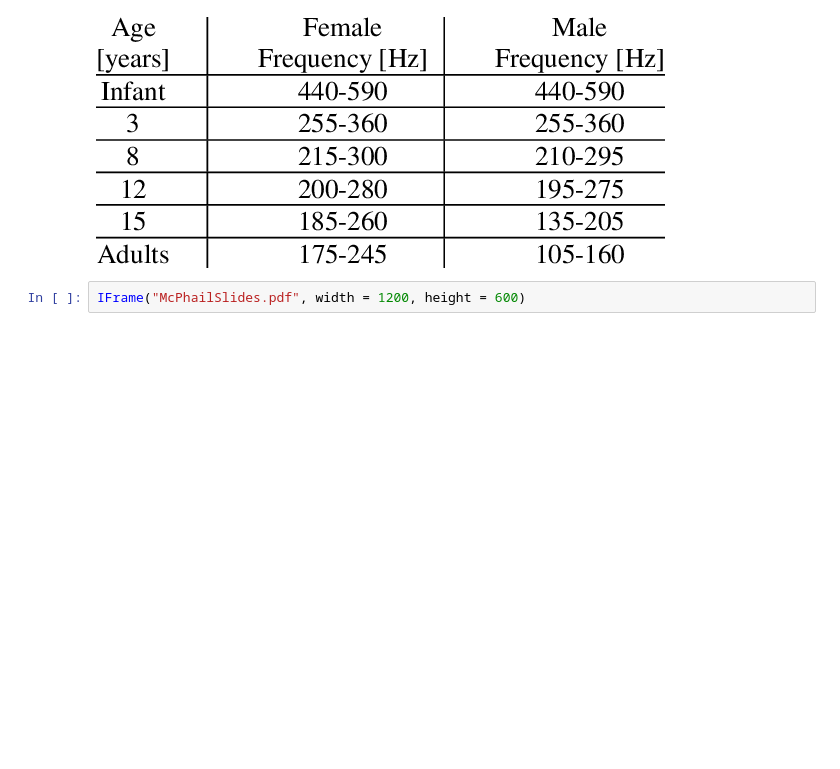
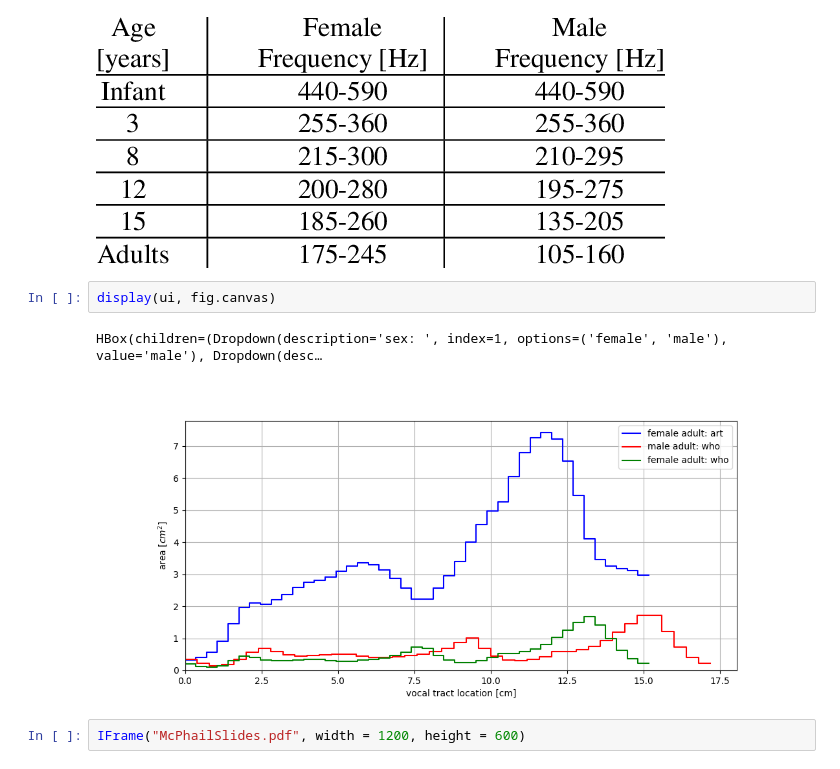
Before and after one commit to MammalianVoiceProduction/SOVTE, a Jupyter notebook: SOVTEsWork.ipynb, the cells around one changed output. Saved outputs shown, nothing was run; the diff lists cells and outputs as text; blank space fills up the shorter version.

```diff
--- a/SOVTEsWork.ipynb
+++ b/SOVTEsWork.ipynb
@@ -895,6 +922,11 @@ $$
 Image("F0ranges.png")
 # %% [output]
 [figure]
+# %%
+display(ui, fig.canvas)
+# %% [output]
+HBox(children=(Dropdown(description='sex: ', index=1, options=('female', 'male'), value='male'), Dropdown(desc…
+[figure, added]
 # %%
 IFrame("McPhailSlides.pdf", width = 1200, height = 600)
 # %% [output]
```
Also changed, not shown: parts of 5 cells of this notebook.
